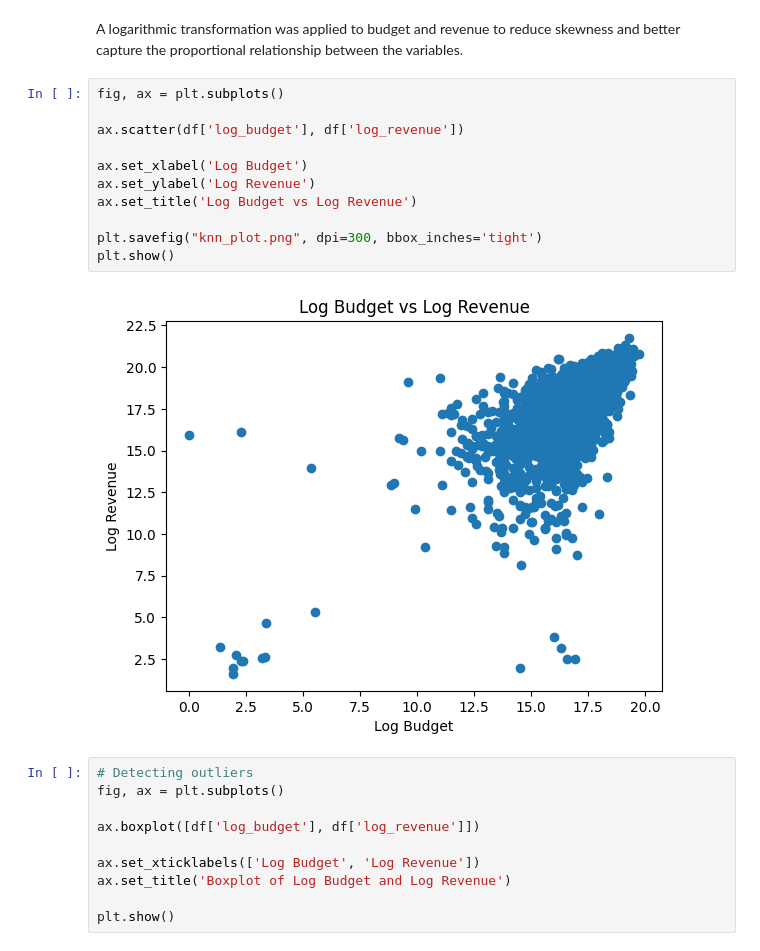
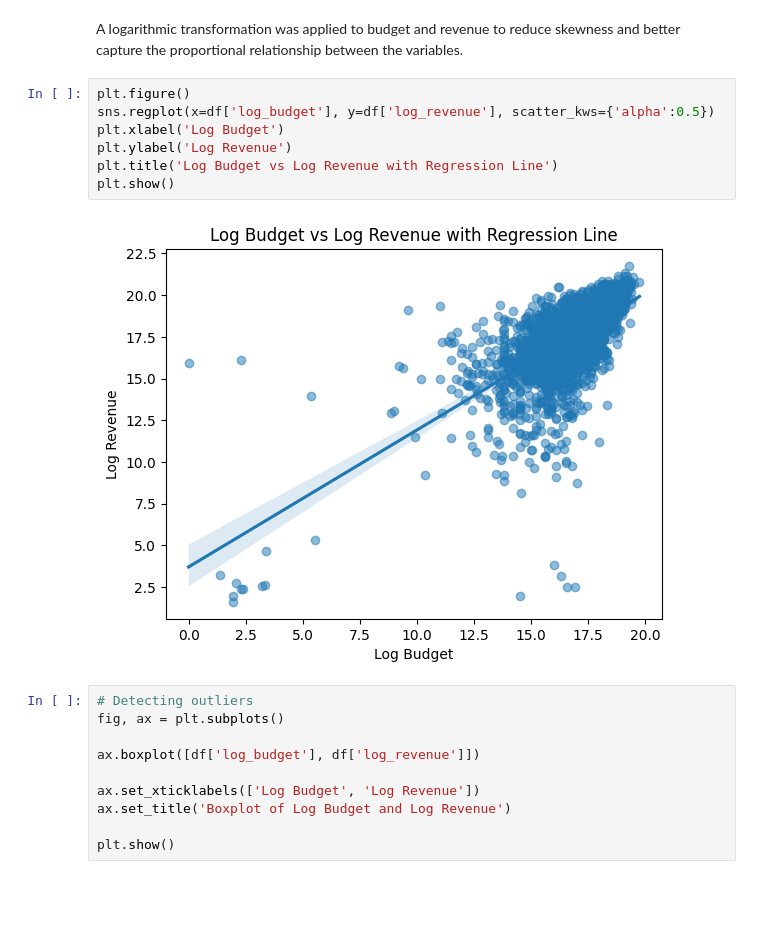
Before and after one commit to franciscandradegit/New-Block-Buster, a Jupyter notebook: notebooks/movies_francisca.ipynb, the cells around one changed output. Saved outputs shown, nothing was run; the diff lists cells and outputs as text; blank space fills up the shorter version.

```diff
--- a/notebooks/movies_francisca.ipynb
+++ b/notebooks/movies_francisca.ipynb
@@ -184,19 +238,15 @@ df['log_budget'] = np.log(df['budget'])
 df['log_revenue'] = np.log(df['revenue'])
 # %% [markdown]
 A logarithmic transformation was applied to budget and revenue to reduce skewness and better capture the proportional relationship between the variables.
-# %%
-fig, ax = plt.subplots()
-
-ax.scatter(df['log_budget'], df['log_revenue'])
-
-ax.set_xlabel('Log Budget')
-ax.set_ylabel('Log Revenue')
-ax.set_title('Log Budget vs Log Revenue')
-
-plt.savefig("knn_plot.png", dpi=300, bbox_inches='tight')
-plt.show()
-# %% [output]
-[figure, removed]
+# %%
+plt.figure()
+sns.regplot(x=df['log_budget'], y=df['log_revenue'], scatter_kws={'alpha':0.5})
+plt.xlabel('Log Budget')
+plt.ylabel('Log Revenue')
+plt.title('Log Budget vs Log Revenue with Regression Line')
+plt.show()
+# %% [output]
+[figure, added]
 # %%
 # Detecting outliers
 fig, ax = plt.subplots()
```
Also changed, not shown: parts of 31 cells of this notebook, 4 other files.
